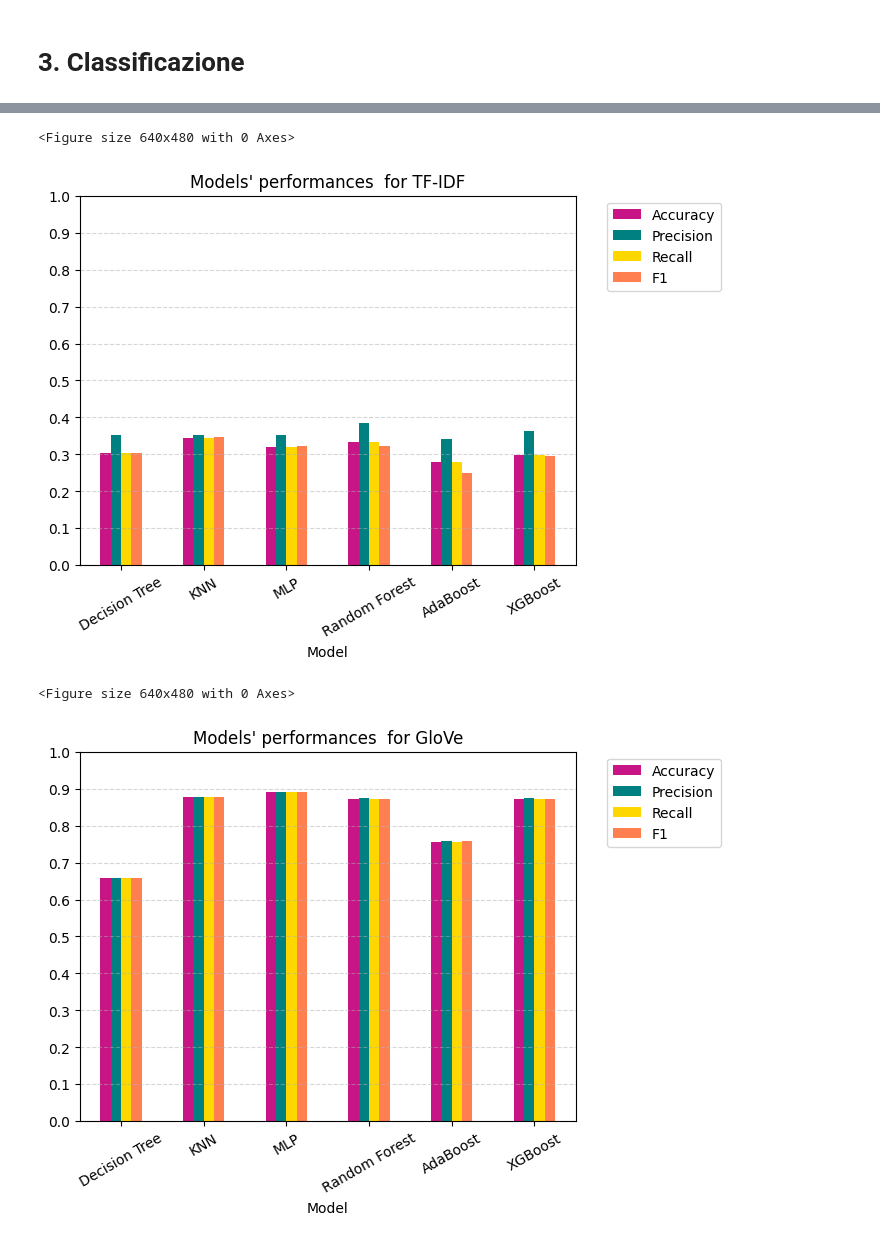
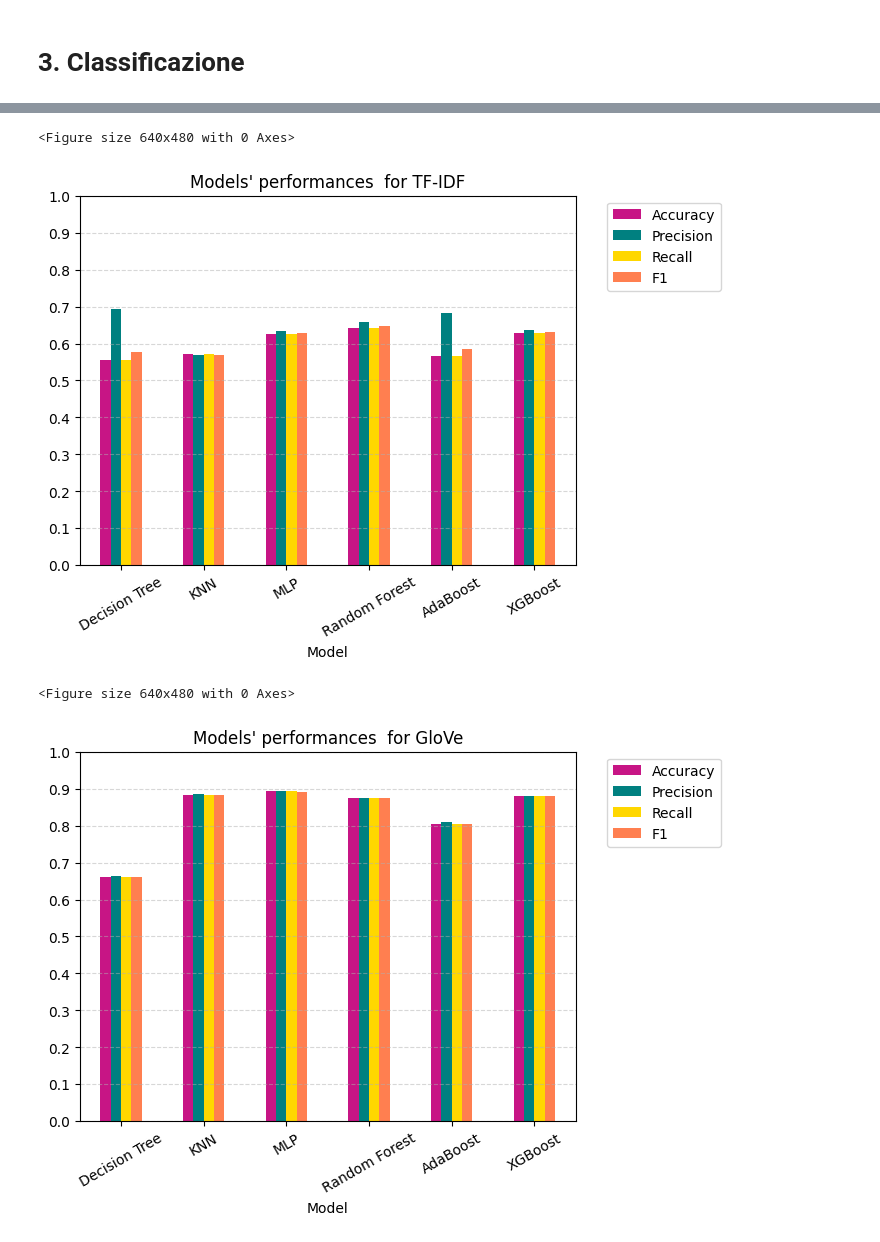
Before and after one commit to g-masala20/progetto_DaMi, a Jupyter notebook: progetto.ipynb, the cells around one changed output, grey strips where cells are left out. Drawn from its saved outputs; the diff is of its cells as text; code cells hidden in the pictures.

```diff
--- a/progetto.ipynb
+++ b/progetto.ipynb
@@ -112,6 +167,0 @@ def get_document_embedding(tokens, glove_embeddings):
-# %%
-
-# Utilizzo la classe TfidfVectorizer per convertire i record testuali in record numerici
-tfidf_vectorizer = TfidfVectorizer(stop_words='english', max_features=100)
-tfidf_train = tfidf_vectorizer.fit_transform(X_train['raw_text'])
-tfidf_test = tfidf_vectorizer.fit_transform(X_test['raw_text'])
@@ -139,20 +168,20 @@ glove_test = np.array(rows_test)
 # %% [markdown]
 # 3. Classificazione
 # %%
-# Inizializzazione classificatori (#todo parametri sparati, dobbiamo migliorarli)
+# Inizializzazione classificatori
 classifiers = {
-    'Decision Tree': DecisionTreeClassifier(max_depth=15, min_samples_split=5, random_state=42),
-    'KNN': KNeighborsClassifier(n_neighbors=5, weights='distance'),
-    'MLP': MLPClassifier(hidden_layer_sizes=(100, 50), max_iter=500, random_state=42),
-    'Random Forest': RandomForestClassifier(n_estimators=100, max_depth=15, random_state=42),
-    'AdaBoost': AdaBoostClassifier(n_estimators=50, learning_rate=1.0, random_state=42),
-    'XGBoost': XGBClassifier(n_estimators=100, max_depth=5, learning_rate=0.1, random_state=42)
+    'Decision Tree': DecisionTreeClassifier(max_depth=8, min_samples_split=0.01, random_state=42),
+    'KNN': KNeighborsClassifier(n_neighbors=15, metric='cosine', weights='distance'),
+    'MLP': MLPClassifier(hidden_layer_sizes=(100, 64), max_iter=300, early_stopping=True, random_state=42),
+    'Random Forest': RandomForestClassifier(n_estimators=200, random_state=42),
+    'AdaBoost': AdaBoostClassifier(n_estimators=100, learning_rate=0.5, random_state=42),
+    'XGBoost': XGBClassifier(n_estimators=100, learning_rate=0.5, random_state=42)
 }
 
-# Inizializzazione delle rappresentazioni dei dati
-representations = {
-    'TF-IDF': (tfidf_train, tfidf_test),
-    'GloVe': (glove_train, glove_test)
+# Dati di training e test, distinti per tipo di rappresentazione (TF-IDF e GloVe)
+data = {
+    'TF-IDF': {"train": tfidf_train, "test": tfidf_test},
+    'GloVe': {"train": glove_train, "test": glove_test}
 }
 # %%
 # Alleniamo e valutiamo tutti i modelli
@@ -202,8 +237,8 @@ Training XGBoost...OK
 # %%
-# Mostro i risultati :3
-for repr_name, performances in repr_results.items():
-    print("\n" + "="*70)
+# Mostro i risultati
+for repr_name, performances in results.items():
+    print("\n" + "="*54)
     print(f"Classification {repr_name} Summary")
-    print("="*70)
+    print("="*54)
     print((pd.DataFrame(performances).set_index('Model')))
 # %% [output]
@@ -227,26 +262,26 @@ XGBoost        0.872470   0.874036  0.872470  0.872990
 # %%
 metrics_colors = [
     'mediumvioletred',
     'teal',
     'gold',
     'coral'
 ]
 
-for repr_name, performances in repr_results.items():
+for repr_name, performances in results.items():
     plt.figure()
 
     performances_df = pd.DataFrame(performances).set_index('Model')
     performances_df.plot.bar(color=metrics_colors).legend(bbox_to_anchor=(1.05, 1), loc='upper left')
 
     plt.xticks(rotation=30)
     plt.ylim([0,1])
     plt.yticks(np.arange(0,1.1,step=0.1))
     plt.tick_params('x')
     plt.grid(True, axis='y', linestyle='--', alpha=0.5)
     plt.title(f'Models\' performances  for {repr_name}')
     plt.show()
 # %% [output]
 <Figure size 640x480 with 0 Axes>
-[figure, old version]
+[figure, new version]
 <Figure size 640x480 with 0 Axes>
-[figure, old version]
+[figure, new version]
```
Also changed, not shown: parts of 17 cells of this notebook.
